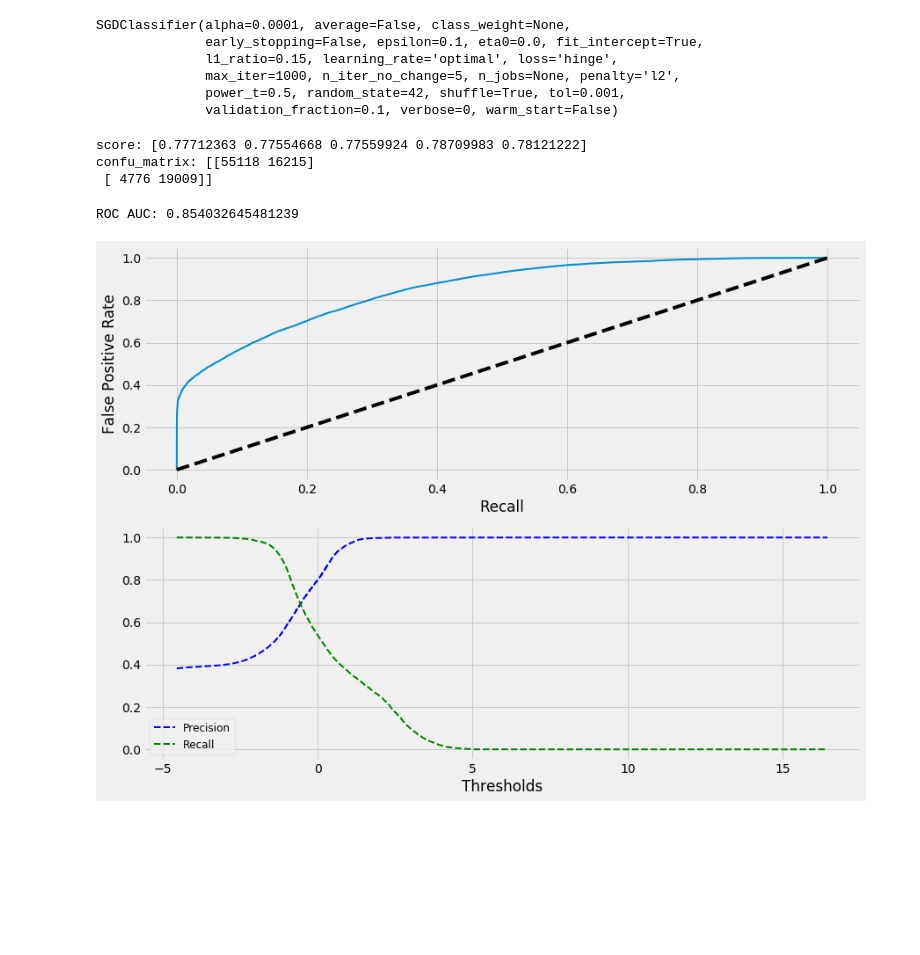
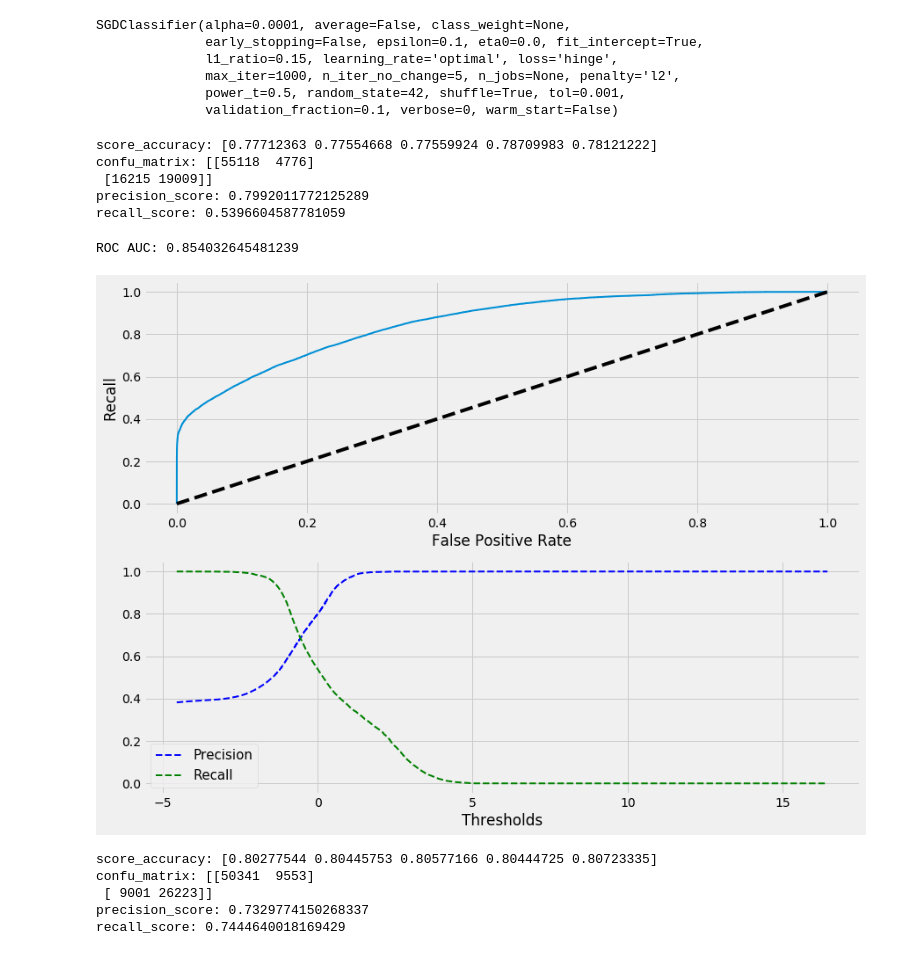
Before and after one commit to huy105/Hotel-booking-classify, a Jupyter notebook: HotelClassify.ipynb, the cells around one changed output. Cells and saved outputs as stored; diff of their text form; code cells hidden in the pictures; blank space fills up the shorter version.

Commit message:
Update HotelClassify.ipynb
Update function and trainning with decision tree and random forest

```diff
--- a/HotelClassify.ipynb
+++ b/HotelClassify.ipynb
@@ -255,18 +257,25 @@ def EvalAcc_Confumatrix(model, X, Y, cv = 5):
 # %%
-EvalAcc_Confumatrix(sgd_clf, X_prepared_train_set_reduced, Y_train_set)
+f = EvalAcc_Confumatrix(sgd_clf, X_prepared_train_set_reduced, Y_train_set)
 # %% [output]
-score: [0.77712363 0.77554668 0.77559924 0.78709983 0.78121222]
-confu_matrix: [[55118 16215]
- [ 4776 19009]]
+score_accuracy: [0.77712363 0.77554668 0.77559924 0.78709983 0.78121222]
+confu_matrix: [[55118  4776]
+ [16215 19009]]
+precision_score: 0.7992011772125289
+recall_score: 0.5396604587781059
 # %%
 from sklearn.model_selection import cross_val_predict
-from sklearn.metrics import roc_curve
-from sklearn.metrics import roc_auc_score
-from sklearn.metrics import precision_recall_curve
+from sklearn.metrics import roc_curve, roc_auc_score, precision_recall_curve
+
 
 def EvalROCcurve_Plot(model, X, Y, cv = 5, method = "decision_function",
                       styleplot = "seaborn", titleplot1 = None, titleplot2 = None):
-    y_score = cross_val_predict(model, X, Y, cv = cv, method = method)
+    method = method
+    y_s = cross_val_predict(model, X, Y, cv = cv, method = method)
+    # Choose column if method is predict proba
+    if (method == "predict_proba"):
+        y_score = y_s[:, 1]
+    else:
+        y_score = y_s
     # Caculate precision, recall and thresholds
     precisions, recalls, thresholds1 = precision_recall_curve(Y, y_score)
     # Caculate ROC AUC
@@ -276,15 +285,28 @@ def EvalROCcurve_Plot(model, X, Y, cv = 5, method = "decision_function",
         fig, ax = plt.subplots(2, 1, figsize = (13, 10))
         ax[0].plot(fpr, tpr, linewidth = 2)
         ax[0].plot([0, 1], [0, 1], "k--")
-        ax[0].set(xlabel = "Recall", ylabel  = "False Positive Rate", title = titleplot1)
+        ax[0].set(xlabel = "False Positive Rate", ylabel  = "Recall", title = titleplot1)
         # Plot precision and recall curve
         ax[1].plot(thresholds1, precisions[:-1], "b--", label = "Precision", linewidth = 2)
         ax[1].plot(thresholds1, recalls[:-1], "g--", label = "Recall", linewidth = 2)
         ax[1].set(xlabel = "Thresholds", title = titleplot2)
-        ax[1].legend(prop={'size': 12})
+        ax[1].legend(prop={'size': 15})
     print("ROC AUC:", RocAucScore)
+    return fpr, tpr, thresholds1
 # %%
-EvalROCcurve_Plot(sgd_clf, X_prepared_train_set_reduced, Y_train_set, styleplot = "fivethirtyeight")
+a = EvalROCcurve_Plot(sgd_clf, X_prepared_train_set_reduced, Y_train_set, styleplot = "fivethirtyeight")
 # %% [output]
 ROC AUC: 0.854032645481239
-[figure, old version]
+[figure, new version]
+# %%
+from sklearn.tree import DecisionTreeClassifier
+
+Tree_classify = DecisionTreeClassifier(random_state=42)
+
+Tree_score = EvalAcc_Confumatrix(Tree_classify, X_prepared_train_set_reduced, Y_train_set)
+# %% [output]
+score_accuracy: [0.80277544 0.80445753 0.80577166 0.80444725 0.80723335]
+confu_matrix: [[50341  9553]
+ [ 9001 26223]]
+precision_score: 0.7329774150268337
+recall_score: 0.7444640018169429
```
Also changed, not shown: parts of 6 cells of this notebook.
